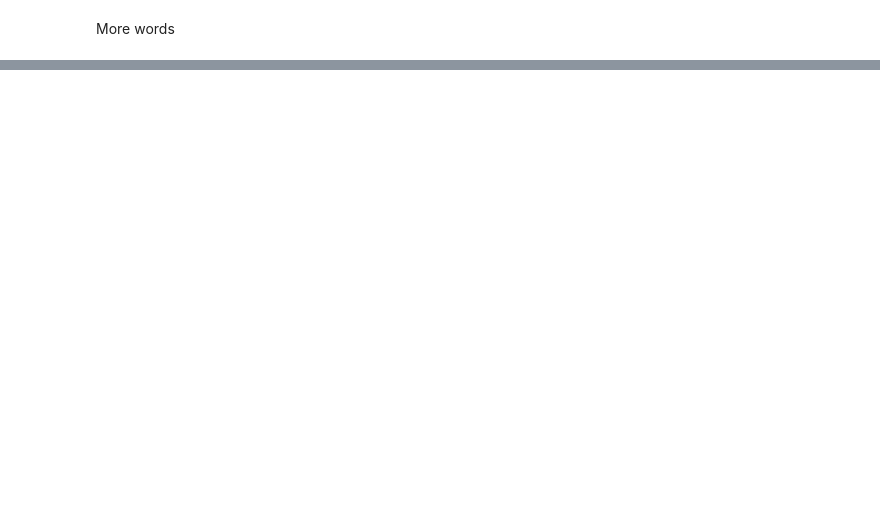
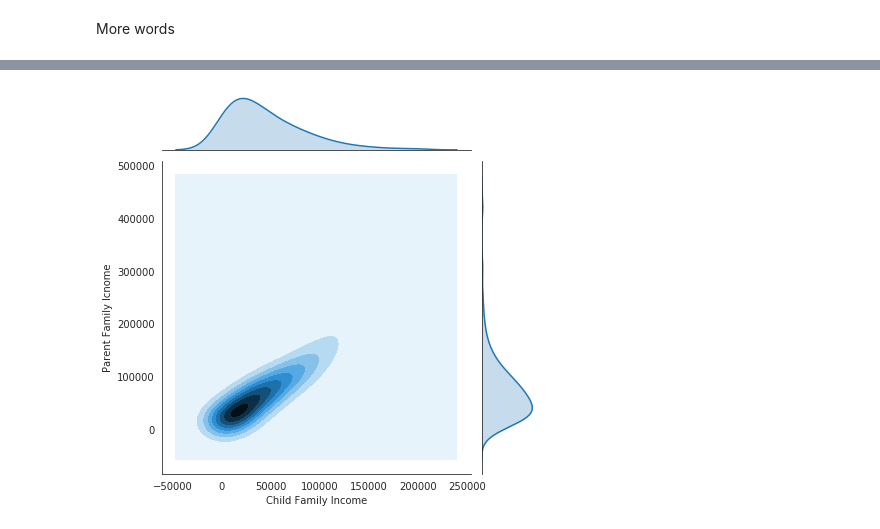
Before and after one commit to nateej1/AmericanDream_Geo, a Jupyter notebook: notebooks/01_exploration/20190823-ndj-EDA-EqualityOfOpportunity.ipynb, the cells around one changed output, grey strips where cells are left out. Cells and saved outputs as stored; diff of their text form; code cells hidden in the pictures; blank space fills up the shorter version.

```diff
--- a/notebooks/01_exploration/20190823-ndj-EDA-EqualityOfOpportunity.ipynb
+++ b/notebooks/01_exploration/20190823-ndj-EDA-EqualityOfOpportunity.ipynb
@@ -128,0 +161,7 @@ More words
+# %%
+income_2_99 = income.loc[(income['Centile']!=100)&(income['Centile']!=1)]
+# %%
+with sns.axes_style('white'):
+    sns.jointplot('Child Family Income', 'Parent Family Icnome', data=income_2_99, kind='kde');
+# %% [output]
+[figure, added]
```
Also changed, not shown: parts of 25 cells of this notebook, 7 other files.
